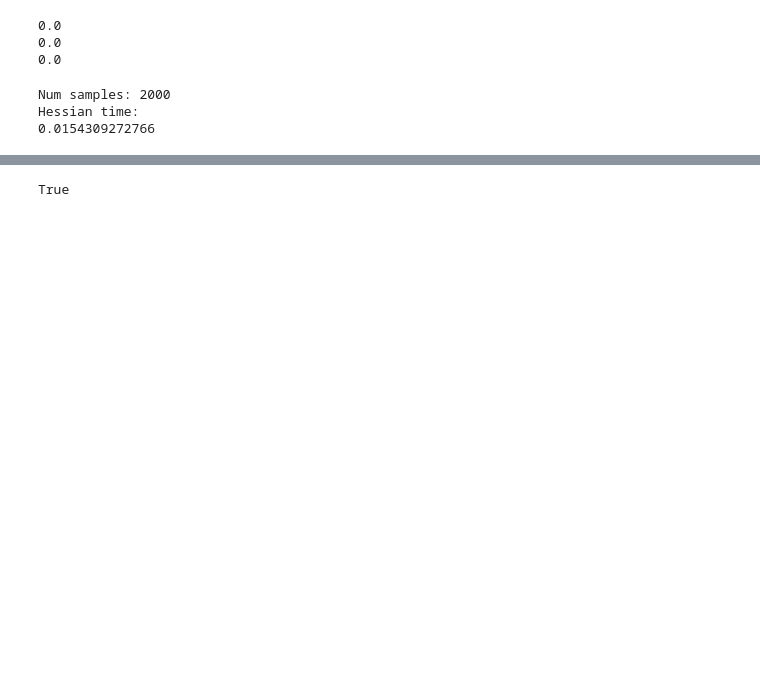
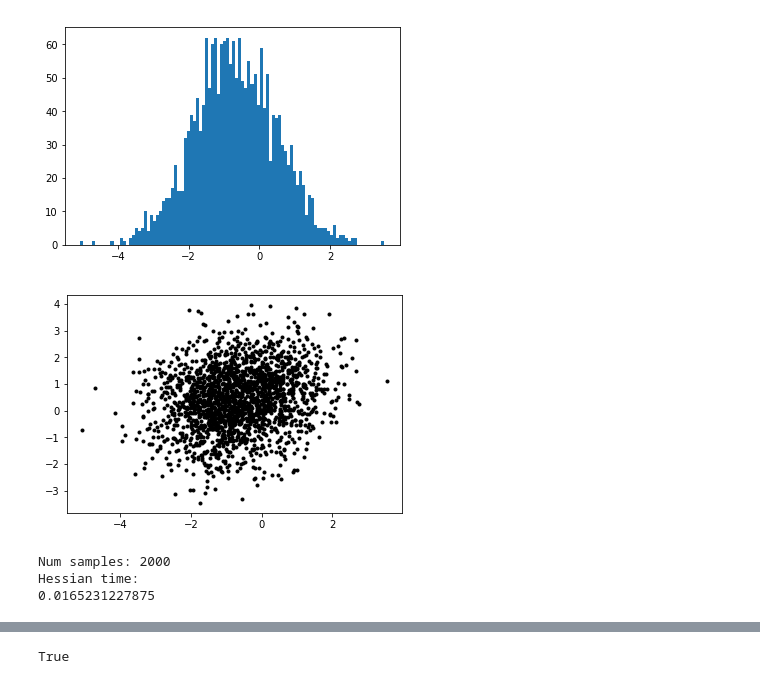
Before and after one commit to Runjing-Liu120/Variational_BNP_robustness, a Jupyter notebook: Finite_approx/GenericOptimization.ipynb, the cells around one changed output, grey strips where cells are left out. Drawn from its saved outputs; the diff is of its cells as text; code cells hidden in the pictures; blank space fills up the shorter version.

```diff
--- a/Finite_approx/GenericOptimization.ipynb
+++ b/Finite_approx/GenericOptimization.ipynb
@@ -22,37 +22,35 @@ Num_samples = 2000 # sample size
 D = 2 # dimension
 # so X will be a N\times D matrix
 
-sigma_A = 100
+sigma_A = 1.0 ** 2
 
-sigma_eps = .1 # variance of noise
+sigma_eps = 1.0 ** 2 # variance of noise
 
 K_inf = 3 # take to be large for a good approximation to the IBP
 
-Pi, Z, mu, A, X = generate_data(Num_samples, D, K_inf, sigma_A, sigma_eps, alpha)
+Pi, Z, mu, A, X = vi.generate_data(Num_samples, D, K_inf, sigma_A, sigma_eps, alpha)
 
-K_approx = deepcopy(K_inf) # variational truncation
+K_approx = K_inf # variational truncation
 
-tau, nu, phi_mu, phi_var = initialize_parameters(Num_samples, D, K_approx)
-nu_init = np.round(nu * (nu >= 0.9) + nu * (nu <= 0.1)) + nu * (nu >= 0.1) * (nu <= 0.9)
-params = pack_params(deepcopy(tau), deepcopy(phi_mu), deepcopy(phi_var), deepcopy(nu))
-params_init = deepcopy(params)
+tau_init, nu_init, phi_mu_init, phi_var_init = \
+    vi.initialize_parameters(Num_samples, D, K_approx)
+
+params_init = packing.pack_params(deepcopy(tau_init), deepcopy(phi_mu_init),
+                                  deepcopy(phi_var_init), deepcopy(nu_init))
+
+hyper_params = packing.pack_hyperparameters(alpha, sigma_A, sigma_eps)
+
+data_set = DataSet(X, K_approx, alpha, sigma_eps, sigma_A)
-# %%
-def pack_hyperparameters(alpha, sigma_A, sigma_eps):
-    return np.array([ alpha, sigma_A, sigma_eps ])
-
-def unpack_hyperparameters(hyper_params):
-    alpha = hyper_params[0]
-    sigma_A = hyper_params[1]
-    sigma_eps = hyper_params[2]
-    return alpha, sigma_A, sigma_eps
-
-hyper_params = pack_hyperparameters(alpha, sigma_A, sigma_eps)
-alpha0, sigma_A0, sigma_eps0 = unpack_hyperparameters(hyper_params)
-print np.abs(alpha0 - alpha)
-print np.abs(sigma_A0 - sigma_A)
-print np.abs(sigma_eps0 - sigma_eps)
-# %% [output]
-0.0
-0.0
-0.0
+# %%
+col = 0
+plt.figure()
+plt.hist(data_set.x[:, col], bins=100);
+
+col1 = 0
+col2 = 1
+plt.figure()
+plt.plot(data_set.x[:, col1], data_set.x[:, col2], 'k.');
+# %% [output]
+[figure, added]
+[figure, added]
 # %%
@@ -117,7 +75,7 @@ kl_hvp = data_set.get_kl_hvp(params, kl_grad)
 # %%
 import time
 par_hp_hess_time = time.time()
-par_hp_hess = data_set.get_kl_sens_hess(params, hyper_params)
+par_hp_hess = data_set.get_kl_sens_hess(params_init, hyper_params)
 par_hp_hess_time = time.time() - par_hp_hess_time
 print('Num samples: %d' % Num_samples)
 print('Hessian time:')
@@ -125,5 +83,5 @@ print(par_hp_hess_time)
 # %% [output]
 Num samples: 2000
 Hessian time:
-0.0154309272766
+0.0165231227875
 # %%
```
Also changed, not shown: parts of 11 cells of this notebook, 3 other files.
